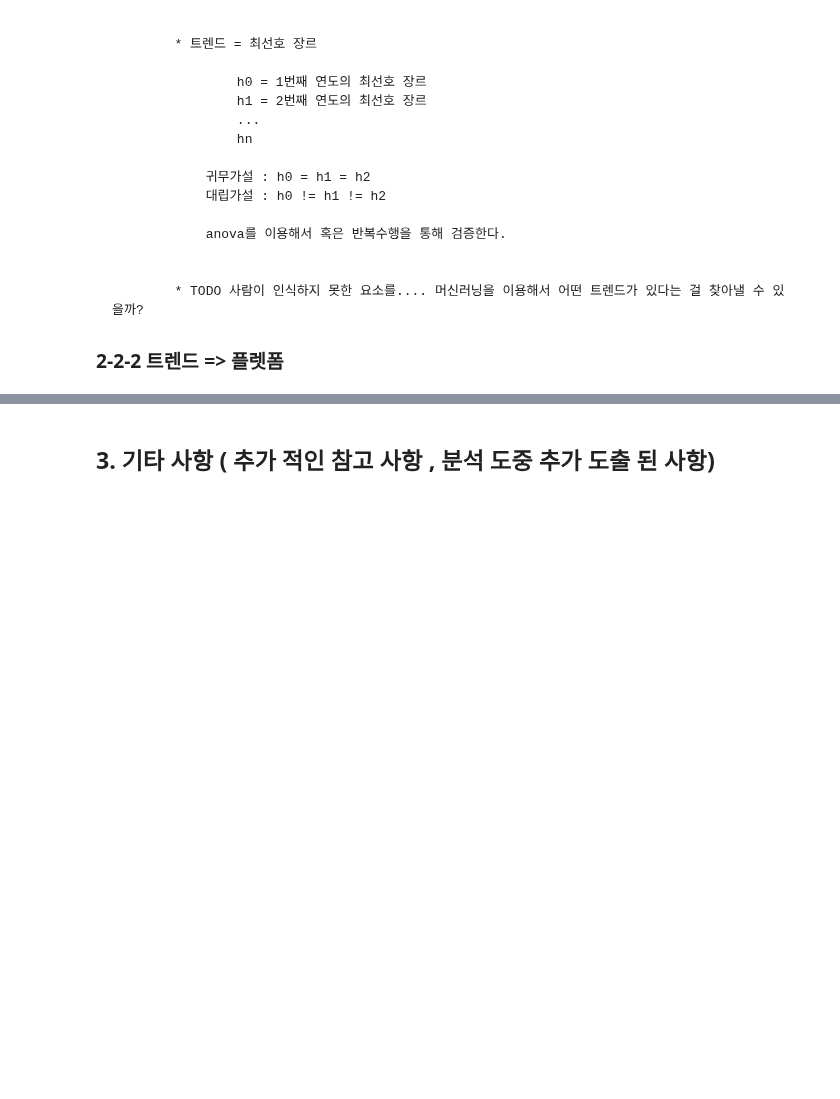
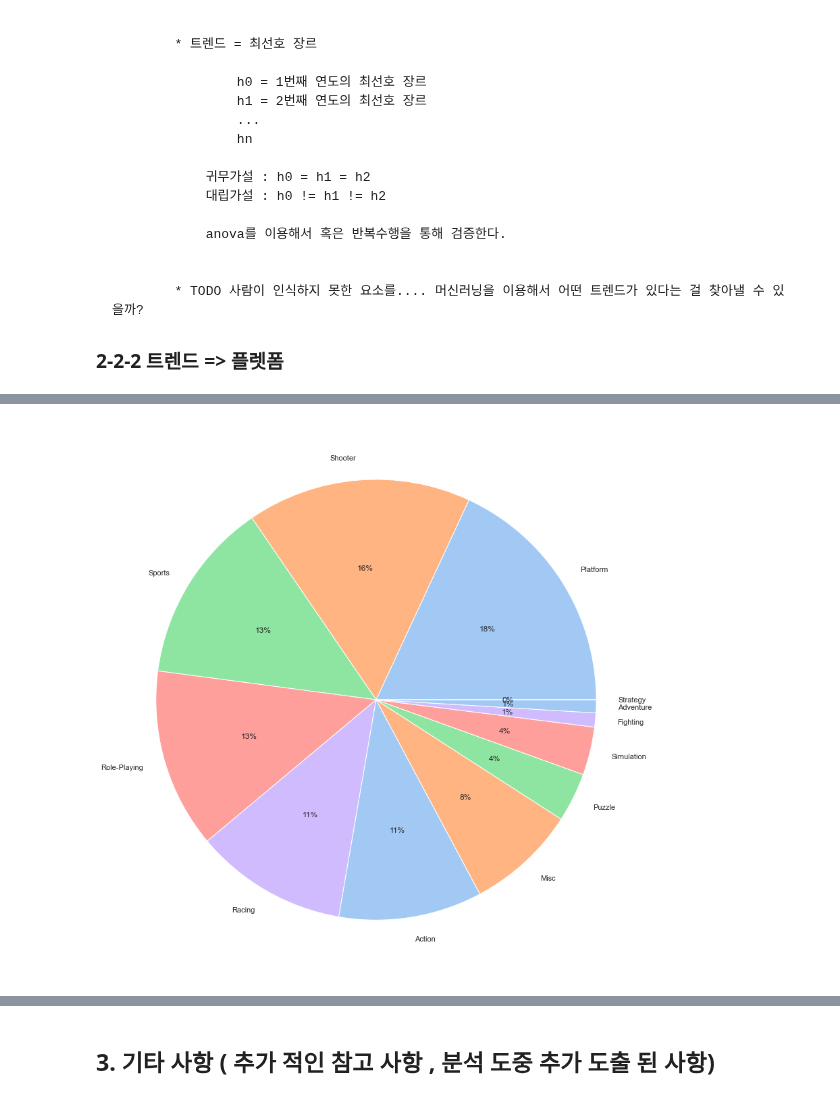
Before and after one commit to LamuneGitHub/A001_Python_Test, a Jupyter notebook: AI15_Prj_01/AI15-P1-이상필.ipynb, the cells around one changed output, grey strips where cells are left out. Saved outputs shown, nothing was run; the diff lists cells and outputs as text; code cells hidden in the pictures; blank space fills up the shorter version.

```diff
--- a/AI15_Prj_01/AI15-P1-이상필.ipynb
+++ b/AI15_Prj_01/AI15-P1-이상필.ipynb
@@ -759,0 +942,11 @@ PS4     0.5
+# %%
+#*(v) hit game 의 장르별 비율
+df_tmp = df_hit.groupby (  by = 'Genre' )['sum_Sales'].sum()
+df_tmp = df_tmp.sort_values( ascending=False)
+
+# # 시각화
+plt.figure( figsize = (15,15) )
+plt.pie ( x= df_tmp , labels=df_tmp.index, autopct='%.0f%%' , colors=colors)
+plt.show()
+# %% [output]
+[figure, added]
```
Also changed, not shown: parts of 13 cells of this notebook, 1 other file.
